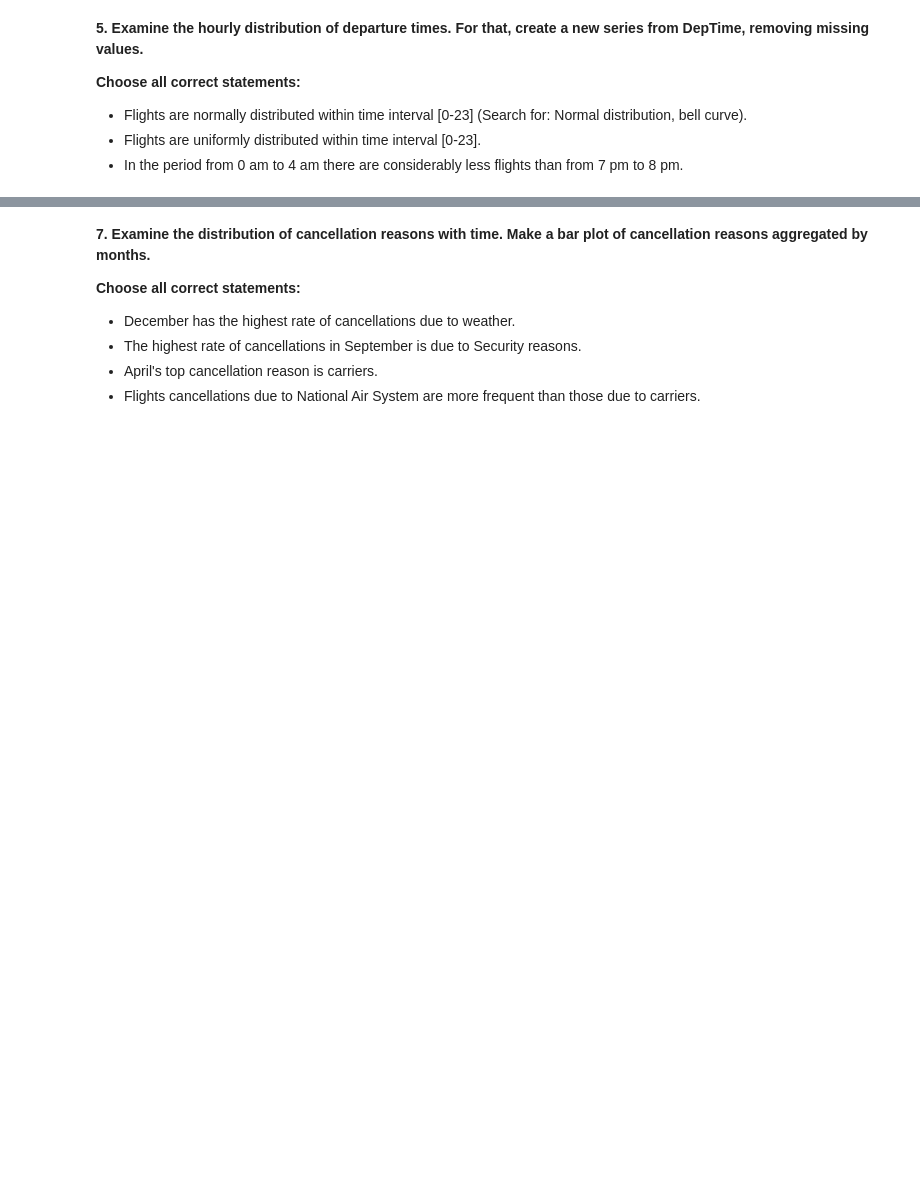
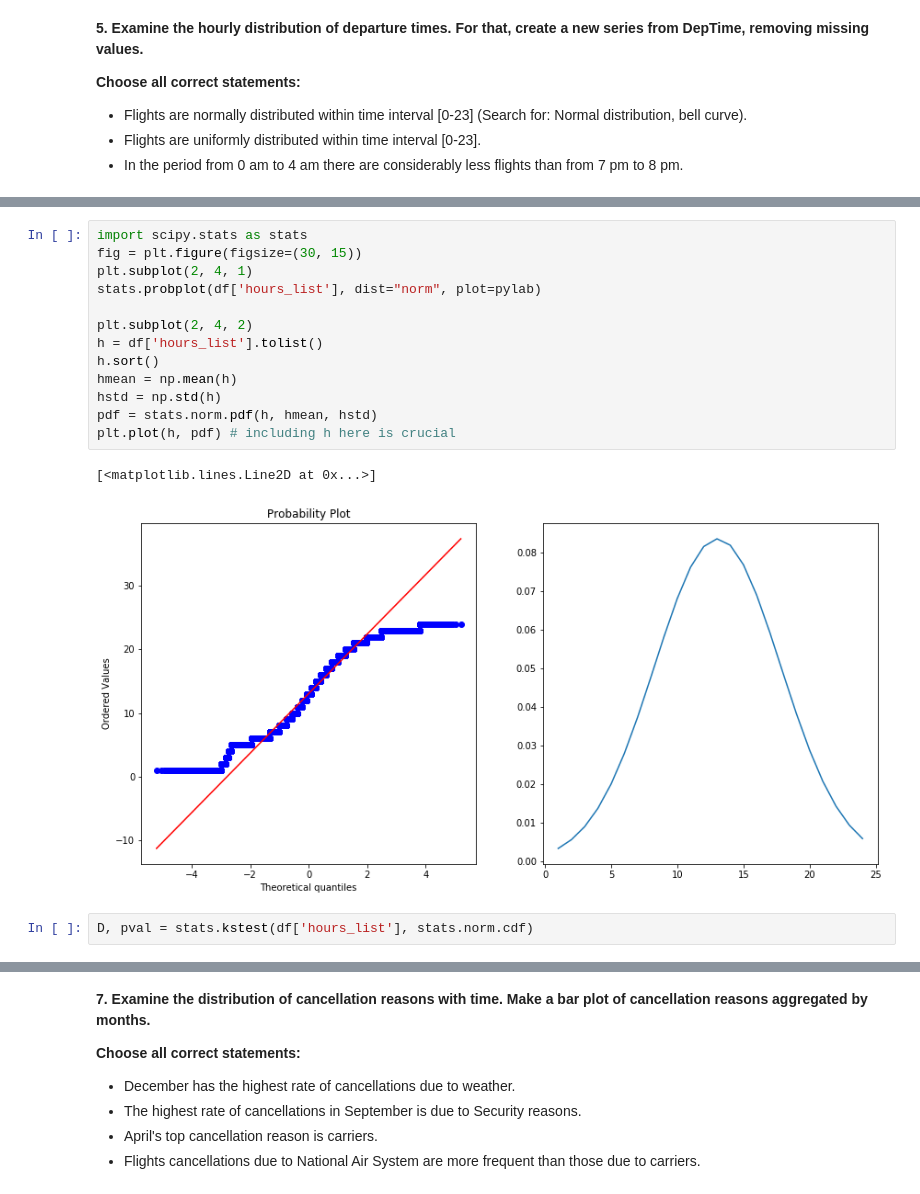
Before and after one commit to plyutik/mlcourse.ai, a Jupyter notebook: jupyter_english/assignments_fall2018/assignment2_USA_flights.ipynb, the cells around one changed output, grey strips where cells are left out. Drawn from its saved outputs; the diff is of its cells as text; blank space fills up the shorter version.

```diff
--- a/jupyter_english/assignments_fall2018/assignment2_USA_flights.ipynb
+++ b/jupyter_english/assignments_fall2018/assignment2_USA_flights.ipynb
@@ -413,0 +472,18 @@ find_top_5.shape
+# %%
+import scipy.stats as stats
+fig = plt.figure(figsize=(30, 15))
+plt.subplot(2, 4, 1)
+stats.probplot(df['hours_list'], dist="norm", plot=pylab)
+
+plt.subplot(2, 4, 2)
+h = df['hours_list'].tolist()
+h.sort()
+hmean = np.mean(h)
+hstd = np.std(h)
+pdf = stats.norm.pdf(h, hmean, hstd)
+plt.plot(h, pdf) # including h here is crucial
+# %% [output]
+[<matplotlib.lines.Line2D at 0x...>]
+[figure, added]
+# %%
+D, pval = stats.kstest(df['hours_list'], stats.norm.cdf)
```
Also changed, not shown: parts of 18 cells of this notebook.
